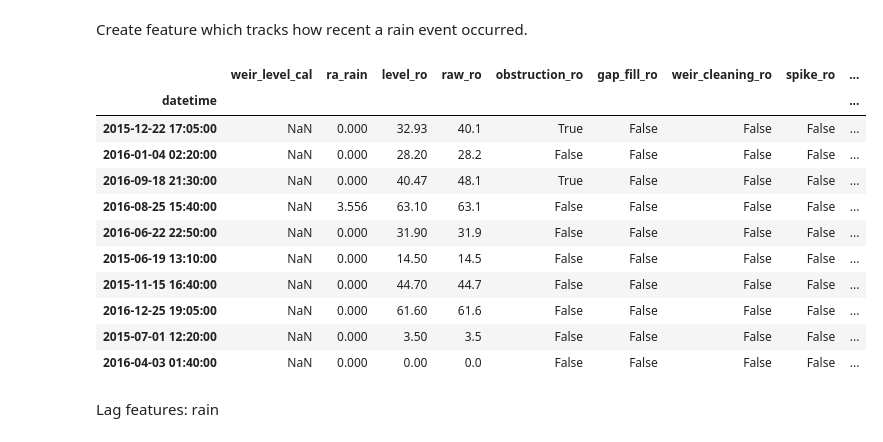
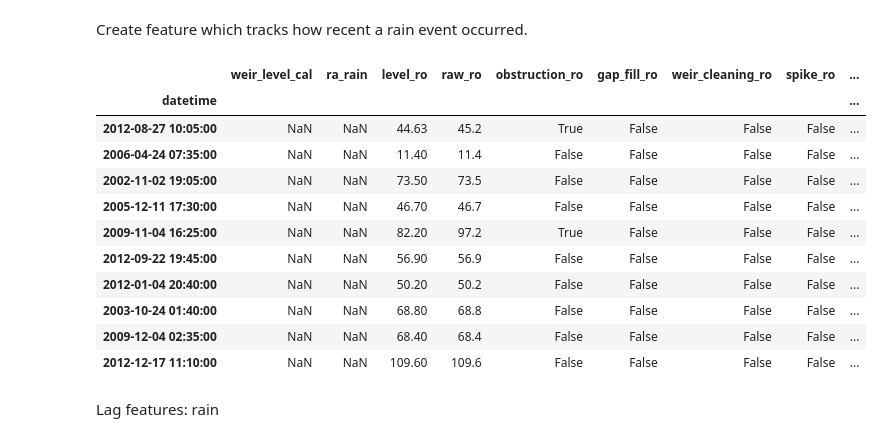
Before and after one commit to gmcginnis/info-698-capstone, a Jupyter notebook: 02_split.ipynb, the cells around one changed output. Cells and saved outputs as stored; diff of their text form; code cells hidden in the pictures.

```diff
--- a/02_split.ipynb
+++ b/02_split.ipynb
@@ -50,7 +50,19 @@ data_water = united_water.drop(columns=['raw_rain', 'chk_note_rain', 'chk_fail_r
 # %%
 ### Note ###
 # Remove this later -- just a smaller subset for feature engineering testing!!
-data_water = data_water['2015-01-01 00:00:00':'2016-12-31 23:59:59']
+# data_water = data_water['2015-01-01 00:00:00':'2016-12-31 23:59:59']
+data_water = data_water['2000-01-01 00:00:00':'2015-12-31 23:59:59']
 ######
 # %% [markdown]
 Create feature which tracks how recent a calibration was conducted.
+# %%
+def since_feat(input_df, input_col):
+    output_df = input_df.copy()
+    # Create index of instances where there is a data point
+    instances = output_df[input_col].notna()
+    # Create groupings based on most recent instance
+    group_id = instances.cumsum()
+    # Create new column to count number of records since the point
+    # which resets to 0 at each new point
+    output_df[f"since_{input_col}"] = output_df.groupby(group_id).cumcount()
+    return output_df
@@ -70,35 +92,38 @@ del cal_instances, cal_group_id
 # %% [markdown]
 Create feature which tracks how recent a rain event occurred.
 # %%
-# Create index of instances where there is a calibration point
-rain_instances = data_water['ra_rain'].notna()
-# Create groupings based on most recent instance
-rain_group_id = rain_instances.cumsum()
-# Create new column to count number of records since the calibration point
-# which resets to 0 at each new calibration
-data_water['records_since_rain'] = data_water.groupby(rain_group_id).cumcount()
+# # Create index of instances where there is a calibration point
+# rain_instances = data_water['ra_rain'].notna()
+# # Create groupings based on most recent instance
+# rain_group_id = rain_instances.cumsum()
+# # Create new column to count number of records since the calibration point
+# # which resets to 0 at each new calibration
+# data_water['records_since_rain'] = data_water.groupby(rain_group_id).cumcount()
 
-# Clean up environment
-del rain_instances, rain_group_id
+# # Clean up environment
+# del rain_instances, rain_group_id
 
-# Replace NAs with 0
-data_water['ra_rain'] = data_water['ra_rain'].fillna(0)
+# # Replace NAs with 0
+# data_water['ra_rain'] = data_water['ra_rain'].fillna(0)
 
+# data_water.sample(10)
+# # data_water.dropna(subset='raw_ro')
+
+data_water = since_feat(data_water, 'ra_rain')
 data_water.sample(10)
-# data_water.dropna(subset='raw_ro')
 # %% [output]
 |  | weir_level_cal | ra_rain | level_ro | raw_ro | obstruction_ro | gap_fill_ro | weir_cleaning_ro | spike_ro | ... |
 | datetime |  |  |  |  |  |  |  |  | ... |
-| 2015-12-22 17:05:00 | NaN | 0.000 | 32.93 | 40.1 | True | False | False | False | ... |
-| 2016-01-04 02:20:00 | NaN | 0.000 | 28.20 | 28.2 | False | False | False | False | ... |
-| 2016-09-18 21:30:00 | NaN | 0.000 | 40.47 | 48.1 | True | False | False | False | ... |
-| 2016-08-25 15:40:00 | NaN | 3.556 | 63.10 | 63.1 | False | False | False | False | ... |
-| 2016-06-22 22:50:00 | NaN | 0.000 | 31.90 | 31.9 | False | False | False | False | ... |
-| 2015-06-19 13:10:00 | NaN | 0.000 | 14.50 | 14.5 | False | False | False | False | ... |
-| 2015-11-15 16:40:00 | NaN | 0.000 | 44.70 | 44.7 | False | False | False | False | ... |
-| 2016-12-25 19:05:00 | NaN | 0.000 | 61.60 | 61.6 | False | False | False | False | ... |
-| 2015-07-01 12:20:00 | NaN | 0.000 | 3.50 | 3.5 | False | False | False | False | ... |
-| 2016-04-03 01:40:00 | NaN | 0.000 | 0.00 | 0.0 | False | False | False | False | ... |
+| 2012-08-27 10:05:00 | NaN | NaN | 44.63 | 45.2 | True | False | False | False | ... |
+| 2006-04-24 07:35:00 | NaN | NaN | 11.40 | 11.4 | False | False | False | False | ... |
+| 2002-11-02 19:05:00 | NaN | NaN | 73.50 | 73.5 | False | False | False | False | ... |
+| 2005-12-11 17:30:00 | NaN | NaN | 46.70 | 46.7 | False | False | False | False | ... |
+| 2009-11-04 16:25:00 | NaN | NaN | 82.20 | 97.2 | True | False | False | False | ... |
+| 2012-09-22 19:45:00 | NaN | NaN | 56.90 | 56.9 | False | False | False | False | ... |
+| 2012-01-04 20:40:00 | NaN | NaN | 50.20 | 50.2 | False | False | False | False | ... |
+| 2003-10-24 01:40:00 | NaN | NaN | 68.80 | 68.8 | False | False | False | False | ... |
+| 2009-12-04 02:35:00 | NaN | NaN | 68.40 | 68.4 | False | False | False | False | ... |
+| 2012-12-17 11:10:00 | NaN | NaN | 109.60 | 109.6 | False | False | False | False | ... |
 # %% [markdown]
 Lag features: rain
 # %%
```
Also changed, not shown: parts of 48 cells of this notebook.
